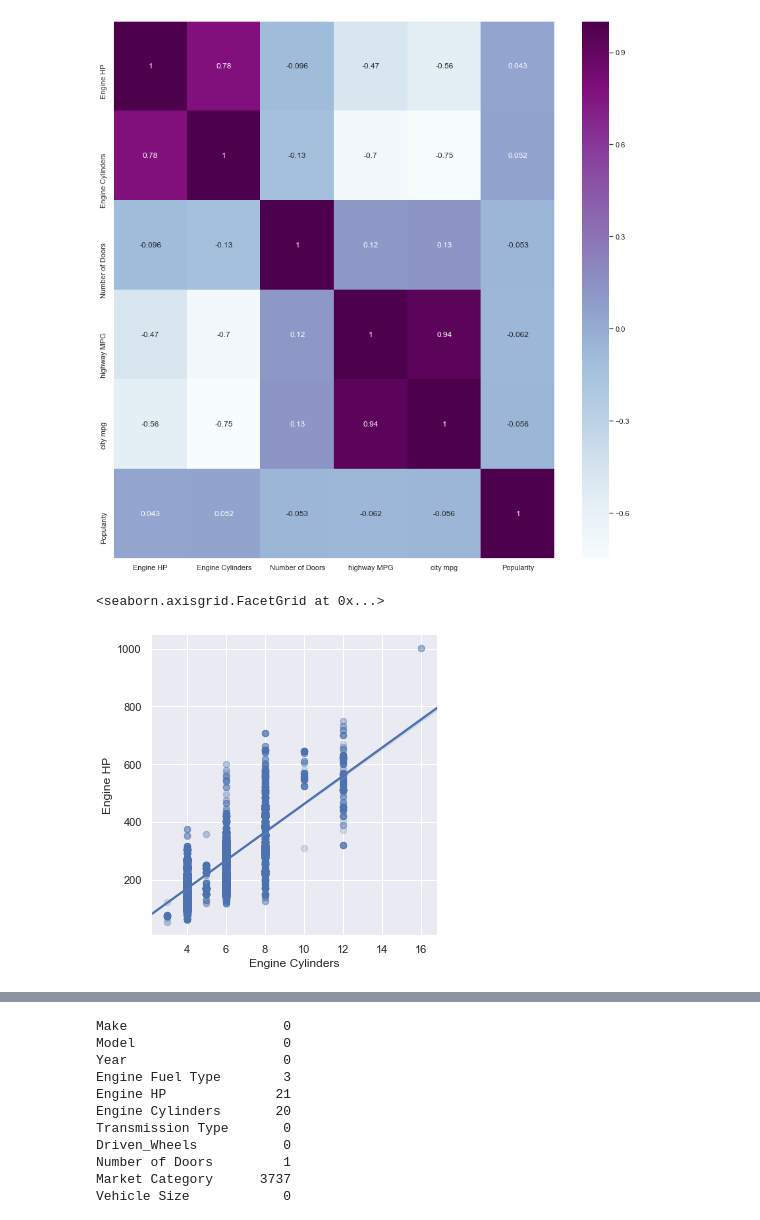
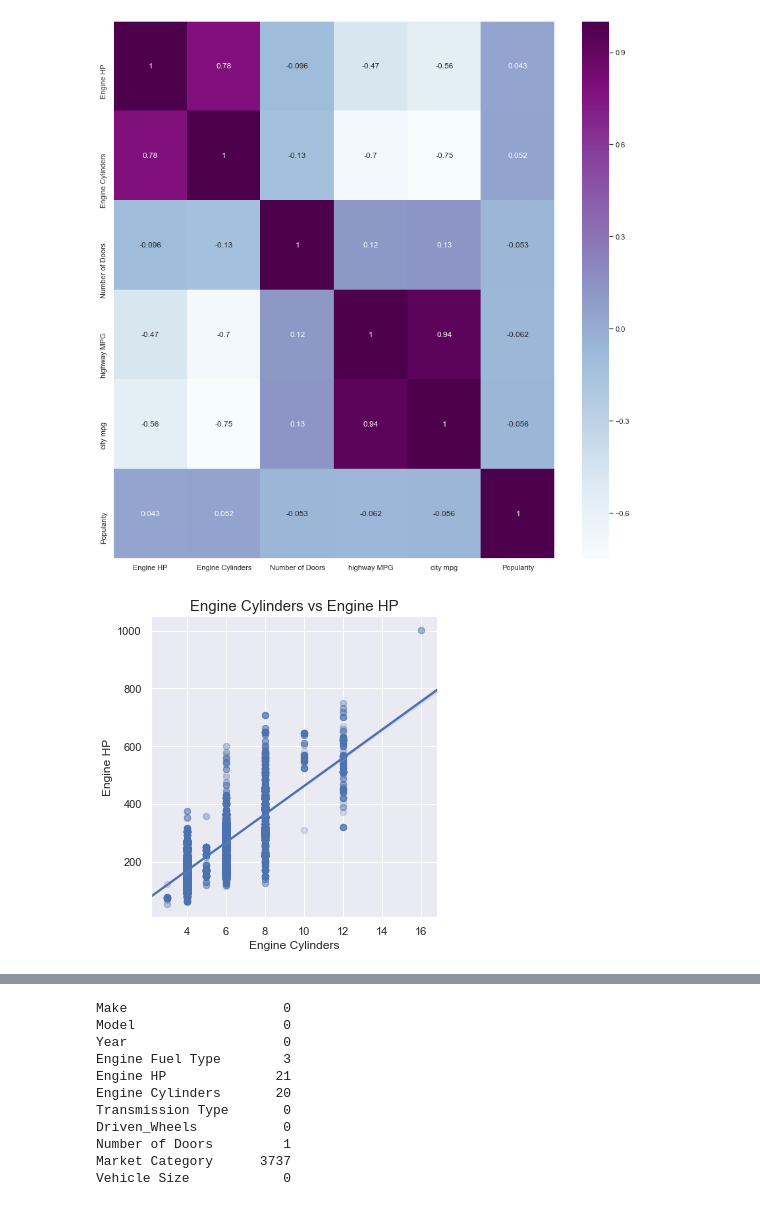
Before and after one commit to suhasmaddali/Car-Prices-Prediction, a Jupyter notebook: Car Prices Prediction Using Machine Learning .ipynb, the cells around one changed output, grey strips where cells are left out. Saved outputs shown, nothing was run; the diff lists cells and outputs as text; code cells hidden in the pictures.

```diff
--- a/Car Prices Prediction Using Machine Learning .ipynb
+++ b/Car Prices Prediction Using Machine Learning .ipynb
@@ -321,8 +315,9 @@ sns.heatmap(heatmap_data, cmap = 'BuPu', annot = True)
 [figure]
 # %%
 sns.lmplot(x = 'Engine Cylinders', y = 'Engine HP', scatter_kws = {"s": 40, "alpha": 0.2}, data = data)
+plt.title("Engine Cylinders vs Engine HP", fontsize = 15)
+plt.show()
 # %% [output]
-<seaborn.axisgrid.FacetGrid at 0x...>
-[figure, old version]
+[figure, new version]
 # %%
 sns.lmplot(x = 'city mpg', y = 'highway MPG', data = data)
```
Also changed, not shown: parts of 54 cells of this notebook.
